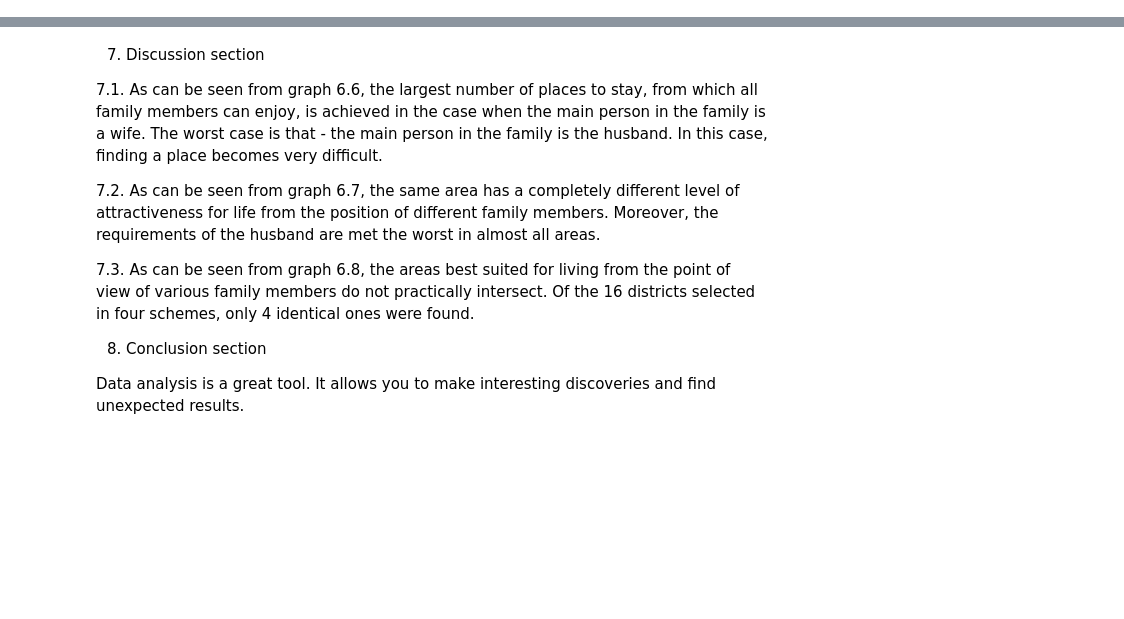
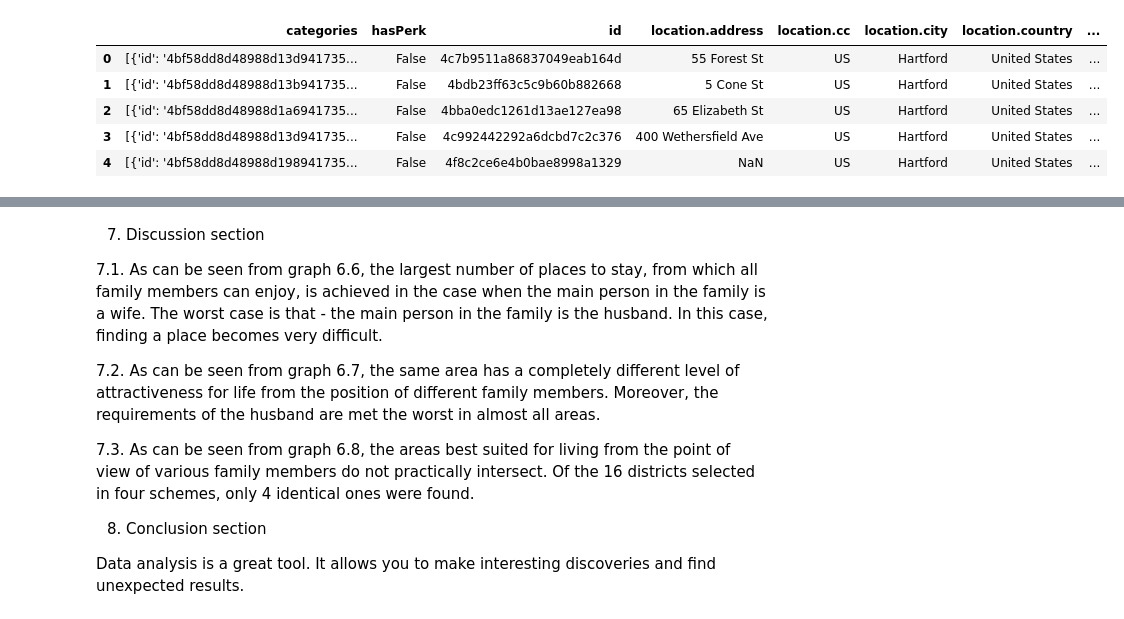
Before and after one commit to ipsitmisra/Capstone-project, a Jupyter notebook: Capstone FInal.ipynb, the cells around one changed output, grey strips where cells are left out. Saved outputs shown, nothing was run; the diff lists cells and outputs as text; code cells hidden in the pictures; blank space fills up the shorter version.

```diff
--- a/Capstone FInal.ipynb
+++ b/Capstone FInal.ipynb
@@ -345,0 +63,5 @@ NameError: name 'cm' is not defined
+# %%
+CLIENT_ID = 'V1LUIIHLLAVCATP3WOM2A2B4XDI1HZ1IIJWOJ31UVU0JKLLS'
+CLIENT_SECRET = 'TU20VTP045ZAWBOXACDX2JFIJDINS2Q5O0GYB1GRCPVS5TDO'
+VERSION = '20190119'
+LIMIT= 40
@@ -345,0 +129,14 @@ NameError: name 'cm' is not defined
+# %%
+# assign relevant part of JSON to venues
+venues = results['response']['venues']
+
+# tranform venues into a dataframe
+dataframe = json_normalize(venues)
+dataframe.head()
+# %% [output]
+|  | categories | hasPerk | id | location.address | location.cc | location.city | location.country | ... |
+| 0 | [{'id': '4bf58dd8d48988d13d941735... | False | 4c7b9511a86837049eab164d | 55 Forest St | US | Hartford | United States | ... |
+| 1 | [{'id': '4bf58dd8d48988d13b941735... | False | 4bdb23ff63c5c9b60b882668 | 5 Cone St | US | Hartford | United States | ... |
+| 2 | [{'id': '4bf58dd8d48988d1a6941735... | False | 4bba0edc1261d13ae127ea98 | 65 Elizabeth St | US | Hartford | United States | ... |
+| 3 | [{'id': '4bf58dd8d48988d13d941735... | False | 4c992442292a6dcbd7c2c376 | 400 Wethersfield Ave | US | Hartford | United States | ... |
+| 4 | [{'id': '4bf58dd8d48988d198941735... | False | 4f8c2ce6e4b0bae8998a1329 | NaN | US | Hartford | United States | ... |
```
Also changed, not shown: parts of 37 cells of this notebook.
